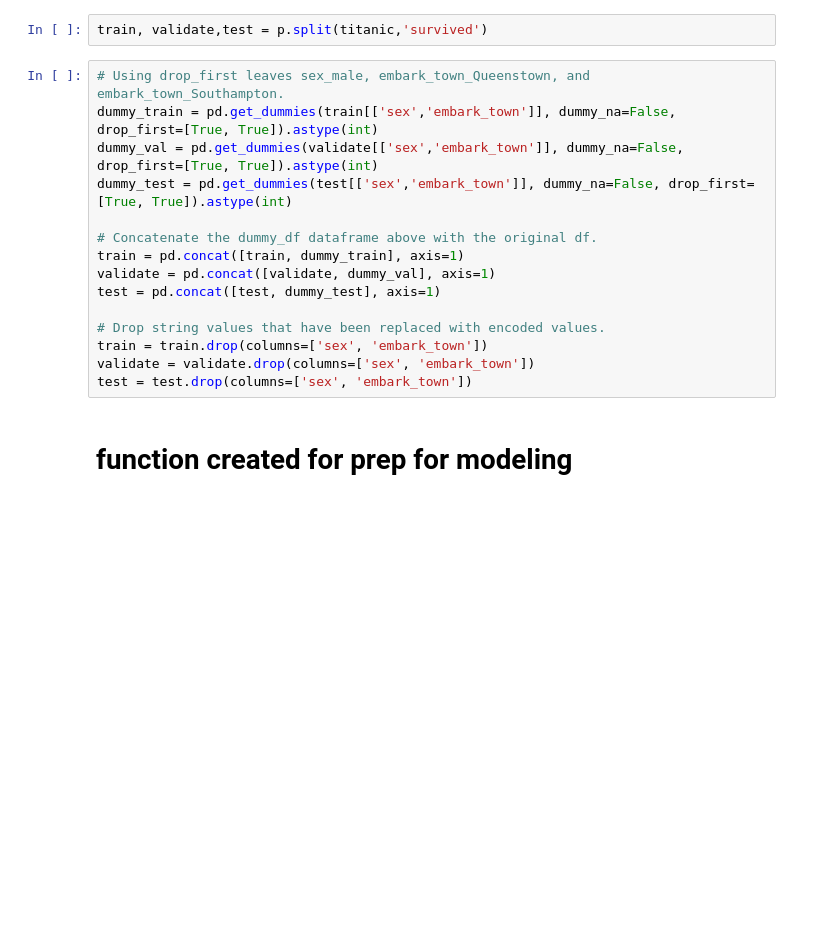
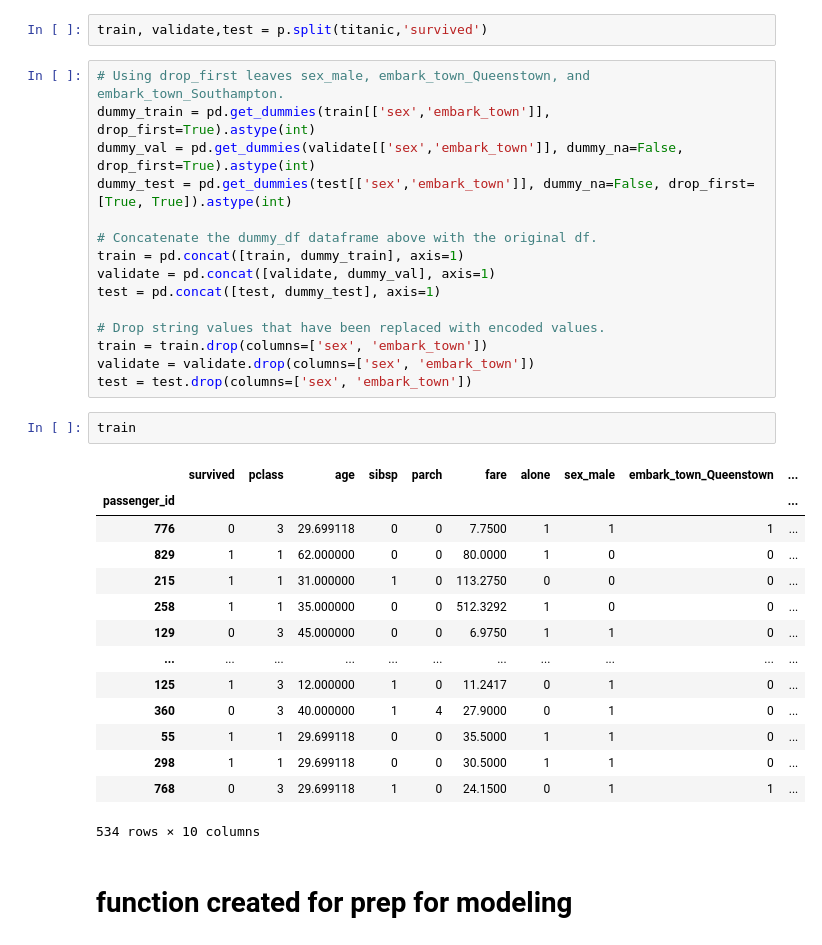
Before and after one commit to kelseyhangyu/classification-exercises, a Jupyter notebook: modeling.ipynb, the cells around one changed output. Saved outputs shown, nothing was run; the diff lists cells and outputs as text; blank space fills up the shorter version.

```diff
--- a/modeling.ipynb
+++ b/modeling.ipynb
@@ -37,8 +37,8 @@ dtype: int64
 train, validate,test = p.split(titanic,'survived')
 # %%
 # Using drop_first leaves sex_male, embark_town_Queenstown, and embark_town_Southampton.
-dummy_train = pd.get_dummies(train[['sex','embark_town']], dummy_na=False, drop_first=[True, True]).astype(int)
-dummy_val = pd.get_dummies(validate[['sex','embark_town']], dummy_na=False, drop_first=[True, True]).astype(int)
+dummy_train = pd.get_dummies(train[['sex','embark_town']], drop_first=True).astype(int)
+dummy_val = pd.get_dummies(validate[['sex','embark_town']], dummy_na=False, drop_first=True).astype(int)
 dummy_test = pd.get_dummies(test[['sex','embark_town']], dummy_na=False, drop_first=[True, True]).astype(int)
 
 # Concatenate the dummy_df dataframe above with the original df.
@@ -50,6 +50,23 @@ test = pd.concat([test, dummy_test], axis=1)
 train = train.drop(columns=['sex', 'embark_town'])
 validate = validate.drop(columns=['sex', 'embark_town'])
 test = test.drop(columns=['sex', 'embark_town'])
+# %%
+train
+# %% [output]
+|  | survived | pclass | age | sibsp | parch | fare | alone | sex_male | embark_town_Queenstown | ... |
+| passenger_id |  |  |  |  |  |  |  |  |  | ... |
+| 776 | 0 | 3 | 29.699118 | 0 | 0 | 7.7500 | 1 | 1 | 1 | ... |
+| 829 | 1 | 1 | 62.000000 | 0 | 0 | 80.0000 | 1 | 0 | 0 | ... |
+| 215 | 1 | 1 | 31.000000 | 1 | 0 | 113.2750 | 0 | 0 | 0 | ... |
+| 258 | 1 | 1 | 35.000000 | 0 | 0 | 512.3292 | 1 | 0 | 0 | ... |
+| 129 | 0 | 3 | 45.000000 | 0 | 0 | 6.9750 | 1 | 1 | 0 | ... |
+| ... | ... | ... | ... | ... | ... | ... | ... | ... | ... | ... |
+| 125 | 1 | 3 | 12.000000 | 1 | 0 | 11.2417 | 0 | 1 | 0 | ... |
+| 360 | 0 | 3 | 40.000000 | 1 | 4 | 27.9000 | 0 | 1 | 0 | ... |
+| 55 | 1 | 1 | 29.699118 | 0 | 0 | 35.5000 | 1 | 1 | 0 | ... |
+| 298 | 1 | 1 | 29.699118 | 0 | 0 | 30.5000 | 1 | 1 | 0 | ... |
+| 768 | 0 | 3 | 29.699118 | 1 | 0 | 24.1500 | 0 | 1 | 1 | ... |
+534 rows × 10 columns
 # %% [markdown]
 # function created for prep for modeling
 # %%
```
Also changed, not shown: parts of 4 cells of this notebook.
